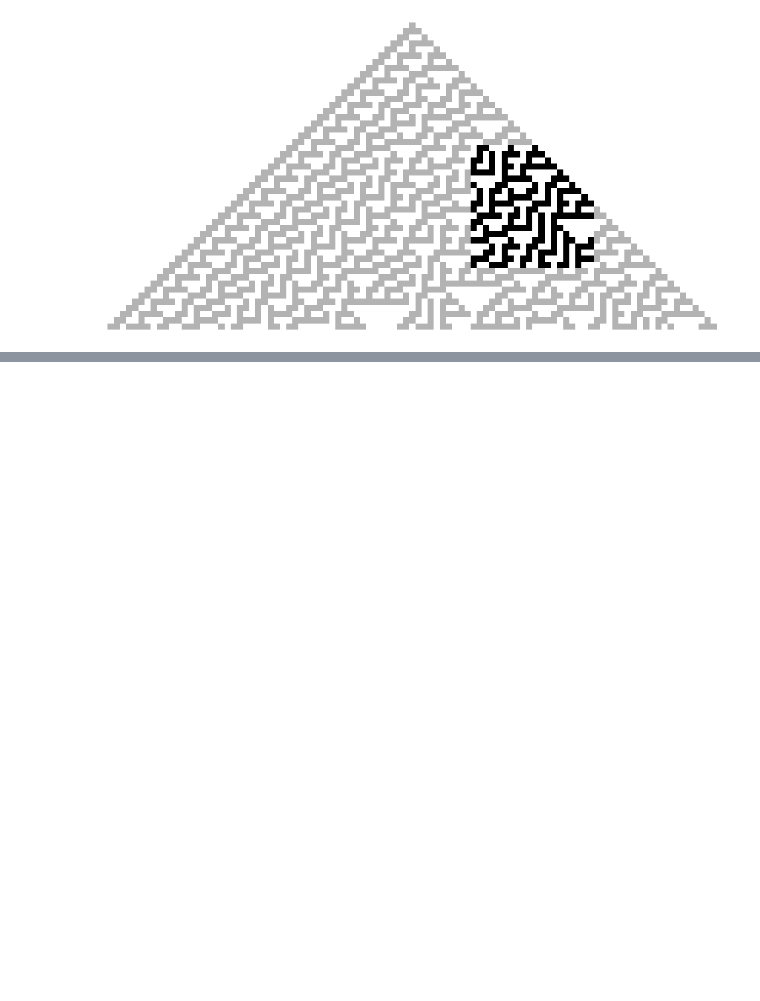
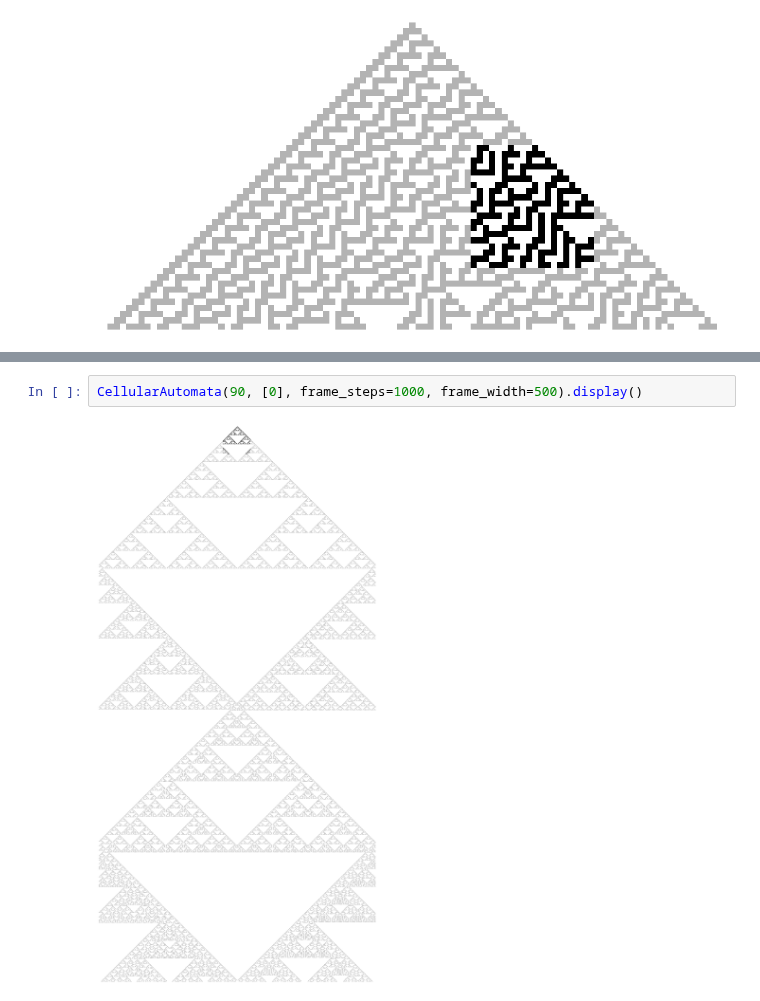
Before and after one commit to orome/automata-py, a Jupyter notebook: demo.ipynb, the cells around one changed output, grey strips where cells are left out. Saved outputs shown, nothing was run; the diff lists cells and outputs as text; blank space fills up the shorter version.

```diff
--- a/demo.ipynb
+++ b/demo.ipynb
@@ -21,0 +26,4 @@ CellularAutomata(30, [0], frame_steps=50).display(highlight_width=20, highlight_
+# %%
+CellularAutomata(90, [0], frame_steps=1000, frame_width=500).display()
+# %% [output]
+[figure, added]
```
Also changed, not shown: parts of 1 cell of this notebook.
